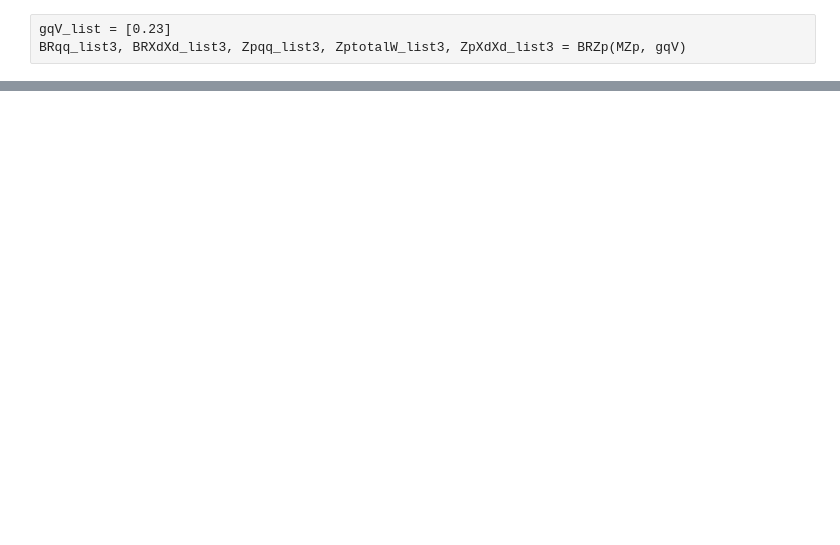
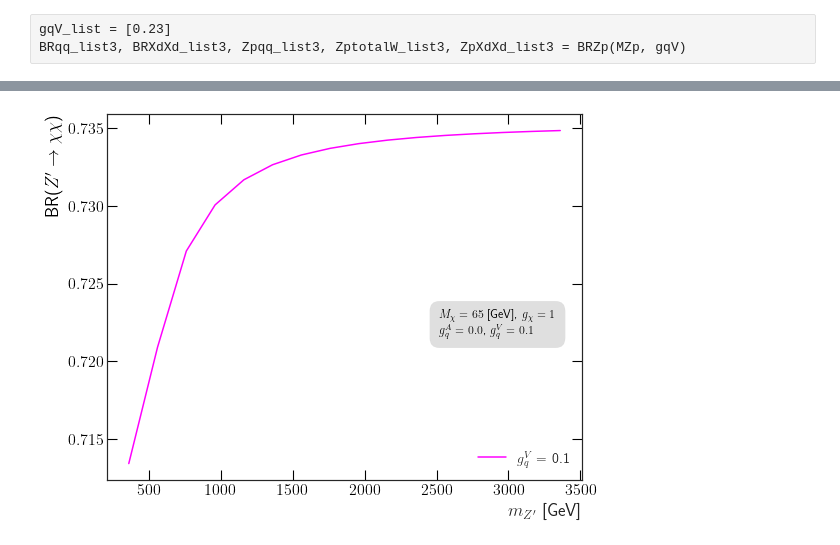
Before and after one commit to SModelS/smodelsv3-paper, a Jupyter notebook: notebooks/BR_Zp_Decays.ipynb, the cells around one changed output, grey strips where cells are left out. Saved outputs shown, nothing was run; the diff lists cells and outputs as text; code cells hidden in the pictures; blank space fills up the shorter version.

```diff
--- a/notebooks/BR_Zp_Decays.ipynb
+++ b/notebooks/BR_Zp_Decays.ipynb
@@ -105,2 +146,48 @@ BRqq_list3, BRXdXd_list3, Zpqq_list3, ZptotalW_list3, ZpXdXd_list3 = BRZp(MZp, g
+# %%
+sns.set_style("white")
+fig, ax = plt.subplots(figsize=(8, 6))
+plt.plot(MZp_list, BRXdXd_list, label=r'$g_{q}^{V} = $ 0.1 ', color='magenta', linestyle='solid')
+#plt.plot(MZp_list, BRXdXd_list2, label=r'$g_{q}^{V} = $ 0.25 ', color='blue', linestyle='solid')
+#plt.plot(MZp_list, BRXdXd_list3, label=r'$g_{q}^{V} = $ 0.23', color='yellowgreen', linestyle='solid')
+plt.xlabel(r'$m_{Z^{\prime}}$ [GeV]',size=18,  labelpad=5, loc="right")
+plt.ylabel(r'BR($Z^{\prime} \rightarrow \chi \chi$)', size=18, color='black',labelpad=5, loc="top")
+ax.tick_params(axis='x', labelcolor='black', labelsize=14)
+ax.tick_params(axis='y', labelcolor='black', labelsize=14)
+plt.xticks(fontsize=16)
+plt.yticks(fontsize=16)
+important_info = (r"$M_{\chi} = 65$ [GeV], $g_{\chi} = 1$",
+                  r"$g_q^A = 0.0$, $g_q^V = 0.1$")
+#                  r"$S_a = 0.01$")
+multiline_info = "\n".join(important_info)
+plt.tight_layout()
+ax.text(0.7, 0.4,
+        multiline_info,
+        transform=ax.transAxes,
+        fontsize=12,
+        color='black',
+        #fontweight='bold',
+        bbox=dict(
+            facecolor='silver',
+            alpha=0.5,
+            edgecolor='silver',
+            boxstyle='round,pad=0.8',
+            linewidth=0.2
+        ))
+#plt.yscale('log')
+#plt.ylim(0.71, 0.74)
+ax.tick_params(direction='in', length=10, width=1.1, colors='black', which='major', top=True, right=True)
+ax.tick_params(direction='in', length=5, width=0.6, colors='black', which='minor', top=True, right=True)
+ax.xaxis.set_ticks_position('both')
+ax.yaxis.set_ticks_position('both')
+for spine in ['left', 'right', 'top', 'bottom']:
+    ax.spines[spine].set_linewidth(1.2)
+sns.despine(left=False, bottom=False, right=False, top=False, offset=None, trim=False)
+#plt.grid(True, which='both', linestyle='--', linewidth=0.5)
+legend = plt.legend(loc='lower right', fontsize=14)
+legend.get_frame().set_alpha(0.0)
+plt.savefig('plots/BRZp/BRZp_chichi.pdf', bbox_inches='tight')
+plt.show()
+# %% [output]
+[figure, added]
 # %%
 plt.figure(figsize=(10,6))
```
Also changed, not shown: parts of 7 cells of this notebook, 14 other files.
